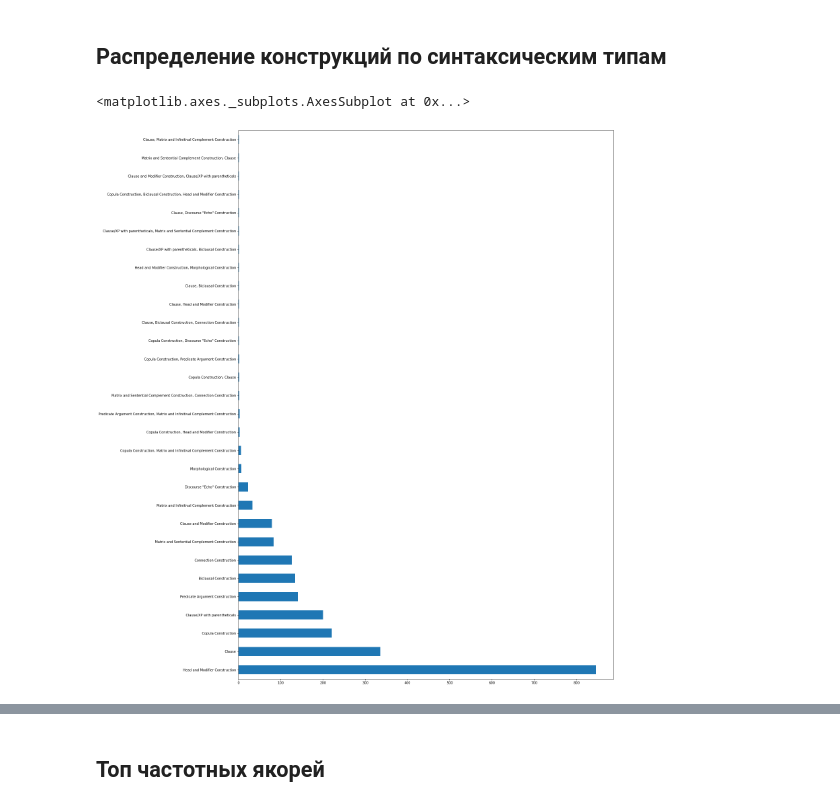
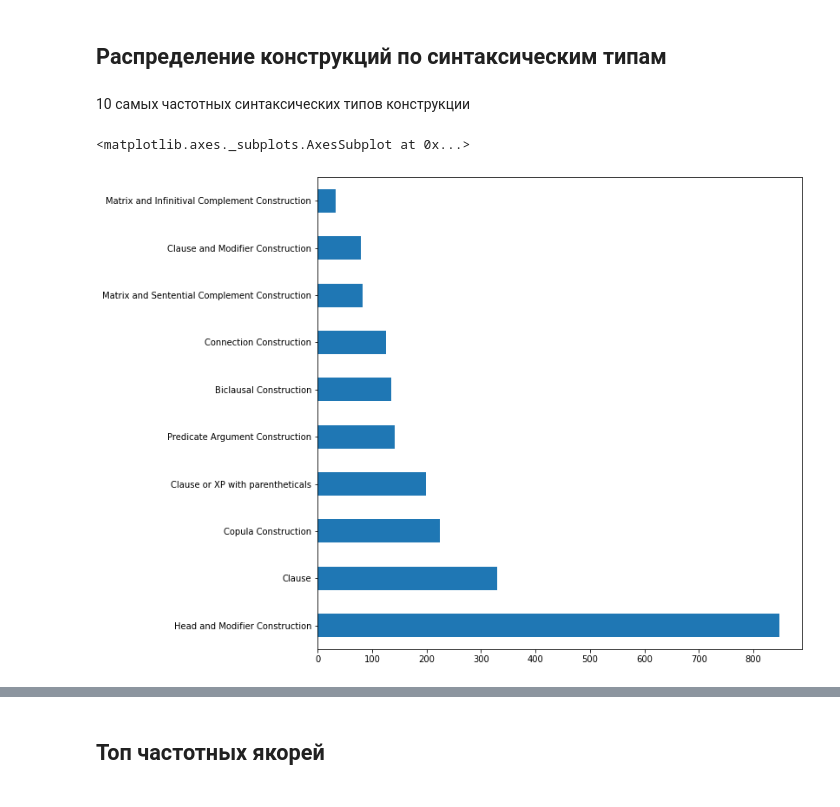
Before and after one commit to aaaksenova/RussianConstructicon_NLP_tools, a Jupyter notebook: Construction_visualisation.ipynb, the cells around one changed output, grey strips where cells are left out. Cells and saved outputs as stored; diff of their text form; code cells hidden in the pictures.

```diff
--- a/Construction_visualisation.ipynb
+++ b/Construction_visualisation.ipynb
@@ -26,9 +40,9 @@ Installing mystem to /root/.local/bin/mystem from http://download.cdn.yandex.net
 # %%
-wb = gc.open_by_url('https://docs.google.com/spreadsheets/d/1FU3qyx1VGtPZrMkww6C40lhryRKVVMatd2nOIo_ezVQ/edit?usp=sharing')
+wb = gc.open_by_url('https://docs.google.com/spreadsheets/d/1W0sFyCG0TWWosuA-ly2mkXV-1pLBPgAlQtACy6qQOEw/edit#gid=656624377')
 # %%
 sheet = wb.worksheet('Database for Radovan')
 # %%
 df = pd.DataFrame(sheet.get_all_values())
-df.columns = df.iloc[1]
-df = df.iloc[2:]
+df.columns = df.iloc[0]
+df = df.iloc[1:]
 # %%
@@ -52 +66,3 @@ df
+# %%
+df.replace({'': None}, inplace=True)
 # %%
@@ -57,7 +73,9 @@ df.SemType1.value_counts().plot(kind='barh', figsize=(20, 30))
 # %% [markdown]
 ## Распределение конструкций по синтаксическим типам
+# %% [markdown]
+10 самых частотных синтаксических типов конструкции
 # %%
-df['Synt. type of construction'].value_counts().plot(kind='barh', figsize=(20, 30))
+df['Synt. type of construction'].value_counts()[:10].plot(kind='barh', figsize=(10, 10))
 # %% [output]
 <matplotlib.axes._subplots.AxesSubplot at 0x...>
-[figure, old version]
+[figure, new version]
```
Also changed, not shown: parts of 10 cells of this notebook.
